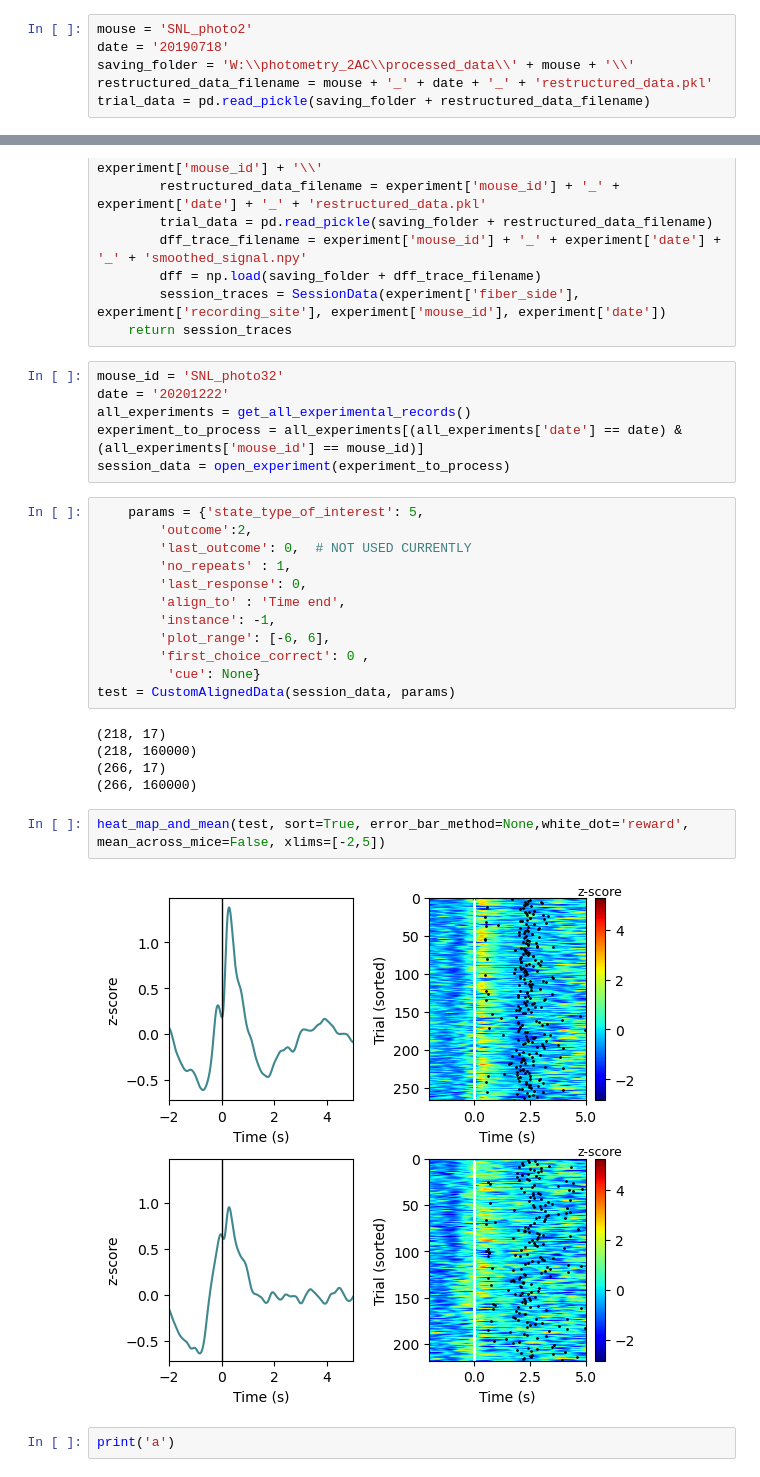
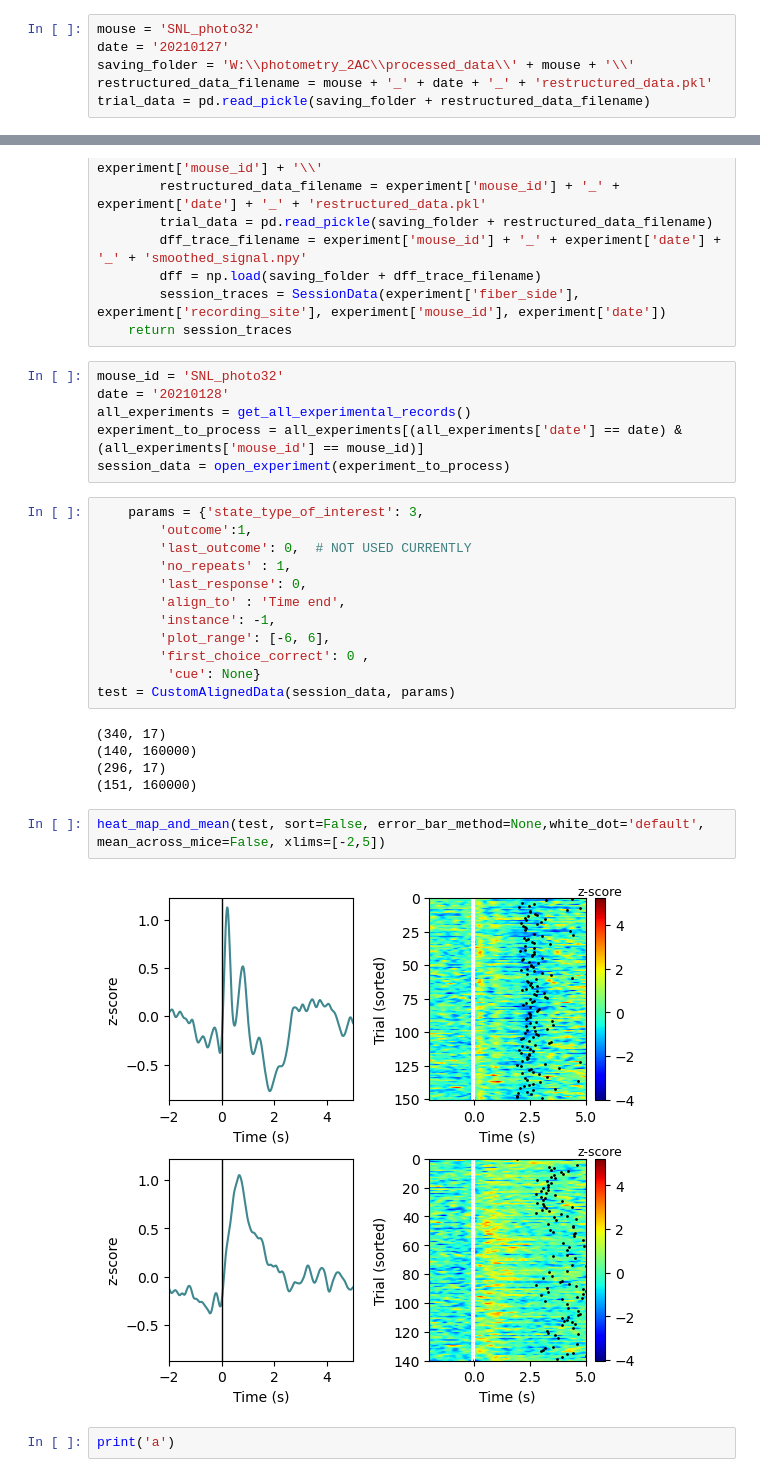
Before and after one commit to YvonneJohansson/freely_moving_photometry_analysis, a Jupyter notebook: notebooks/post_processing.ipynb, the cells around one changed output, grey strips where cells are left out. Cells and saved outputs as stored; diff of their text form.

```diff
--- a/notebooks/post_processing.ipynb
+++ b/notebooks/post_processing.ipynb
@@ -26,6 +30,6 @@ The autoreload extension is already loaded. To reload it, use:
 # %%
-mouse = 'SNL_photo2'
-date = '20190718'
+mouse = 'SNL_photo32'
+date = '20210127'
 saving_folder = 'W:\\photometry_2AC\\processed_data\\' + mouse + '\\'
 restructured_data_filename = mouse + '_' + date + '_' + 'restructured_data.pkl'
 trial_data = pd.read_pickle(saving_folder + restructured_data_filename)
@@ -78,13 +82,13 @@ def open_experiment(experiment_to_add):
     return session_traces
 # %%
 mouse_id = 'SNL_photo32'
-date = '20201222'
+date = '20210128'
 all_experiments = get_all_experimental_records()
 experiment_to_process = all_experiments[(all_experiments['date'] == date) & (all_experiments['mouse_id'] == mouse_id)]
 session_data = open_experiment(experiment_to_process)
 # %%
-    params = {'state_type_of_interest': 5,
-        'outcome':2,
+    params = {'state_type_of_interest': 3,
+        'outcome':1,
         'last_outcome': 0,  # NOT USED CURRENTLY
         'no_repeats' : 1,
         'last_response': 0,
@@ -95,14 +99,14 @@ session_data = open_experiment(experiment_to_process)
          'cue': None}
 test = CustomAlignedData(session_data, params)
 # %% [output]
-(218, 17)
-(218, 160000)
-(266, 17)
-(266, 160000)
+(340, 17)
+(140, 160000)
+(296, 17)
+(151, 160000)
 # %%
-heat_map_and_mean(test, sort=True, error_bar_method=None,white_dot='reward', mean_across_mice=False, xlims=[-2,5])
+heat_map_and_mean(test, sort=False, error_bar_method=None,white_dot='default', mean_across_mice=False, xlims=[-2,5])
 # %% [output]
-[figure, old version]
+[figure, new version]
 # %%
 print('a')
 # %% [output]
```
Also changed, not shown: parts of 1 cell of this notebook, 14 other files.
